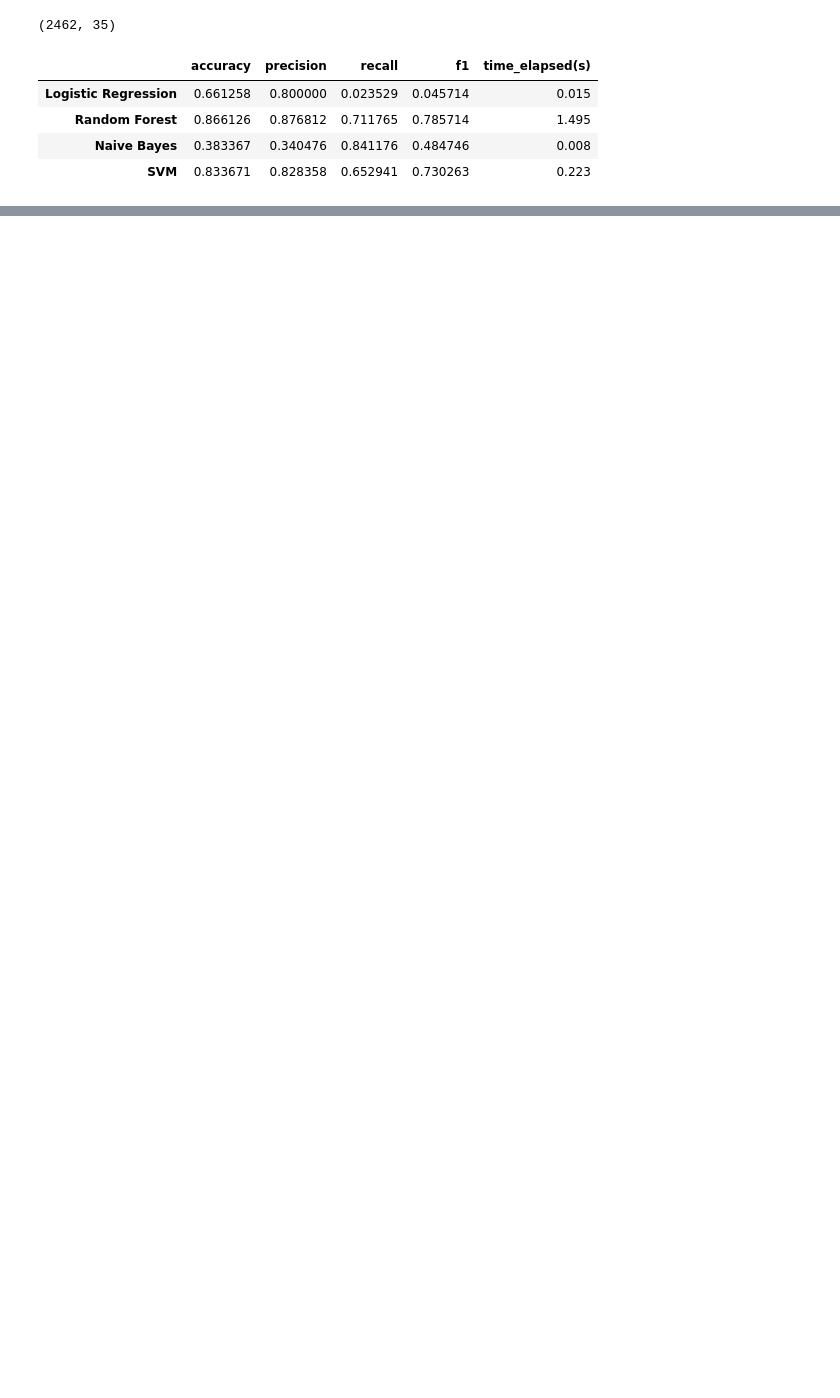
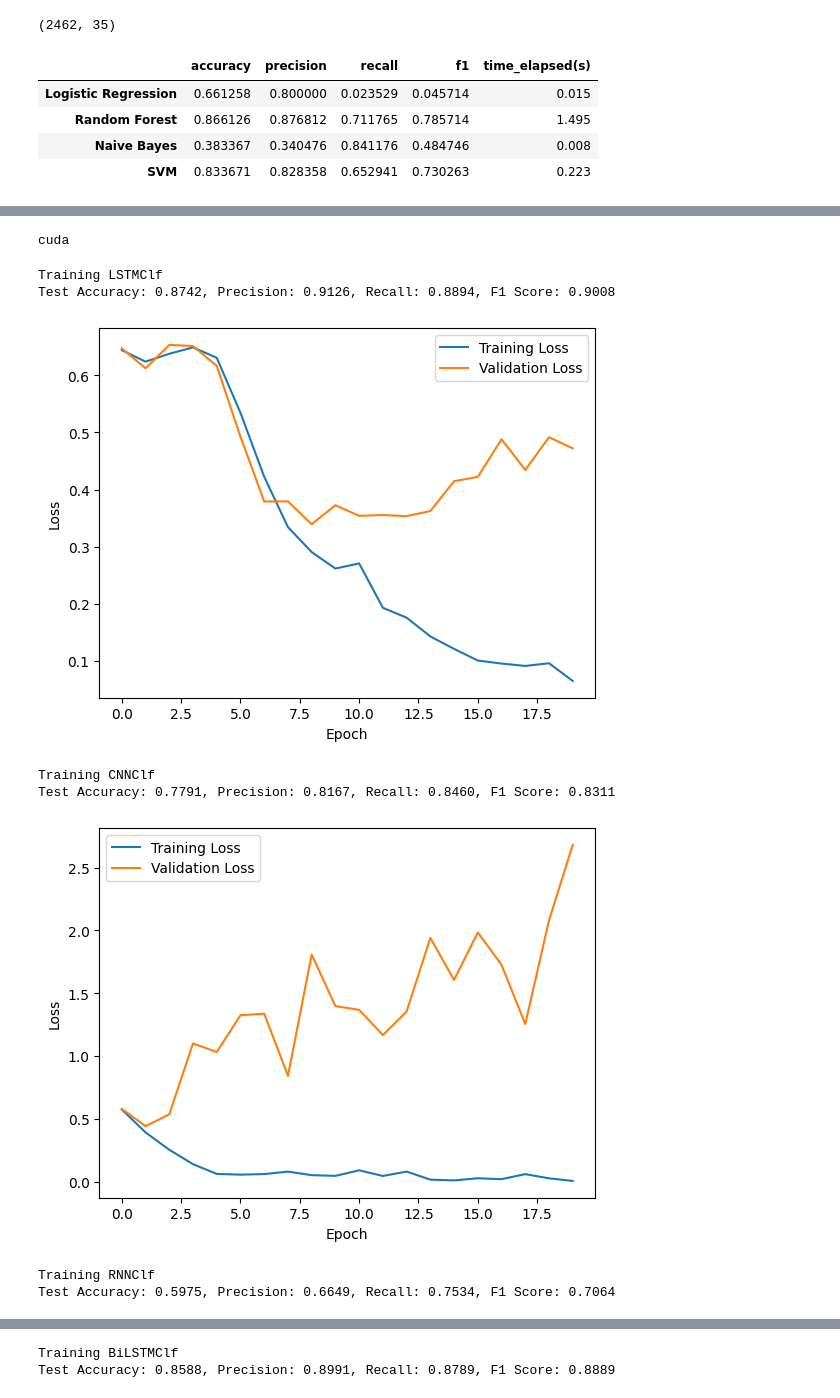
Before and after one commit to J-o-e-M/Social-Media-Mining-Project, a Jupyter notebook: main.ipynb, the cells around one changed output, grey strips where cells are left out. Drawn from its saved outputs; the diff is of its cells as text; code cells hidden in the pictures; blank space fills up the shorter version.

```diff
--- a/main.ipynb
+++ b/main.ipynb
@@ -687,14 +699,14 @@ metadata_matrix = preprocessing.StandardScaler().fit_transform(metadata_matrix)
 # %%
 X = df["avg_sentence_vector"].values.tolist()
 X = np.concatenate([X, metadata_matrix], axis=1)
-y = df["subreddit"].apply(lambda x: 1 if x == "climate_science" else 0)
+y = df["subreddit"].apply(lambda x: 0 if x == "climate_science" else 1)
 
 #delete rows with NaN values in X and y
 nan_indices = np.isnan(X).any(axis=1)
 X = X[~nan_indices]
 y = y[~nan_indices]
 
-X_train, X_test, y_train, y_test = train_test_split(X, y, test_size=0.2, random_state=42)
+X_train, X_test, y_train, y_test = train_test_split(X, y, test_size=0.2)
 
 metadata_results = {}
 
@@ -703,4 +715,5 @@ for classifier in classifiers:
     metadata_results[name] = train_and_test(model, X_train, X_test, y_train, y_test)
 
 metadata_results_df = pd.DataFrame(metadata_results).T
+metadata_results_df
 # %% [output]
@@ -707,0 +990,46 @@ ValueError: all the input array dimensions except for the concatenation axis mus
+# %%
+#hyperparameters
+input_size = 300
+hidden_size = 16
+num_layers = 2
+num_classes = 1
+learning_rate = 0.01
+num_epochs = 20
+device = torch.device('cuda' if torch.cuda.is_available() else 'cpu')
+print(device)
+criterion = torch.nn.BCEWithLogitsLoss()
+# %% [output]
+cuda
+# %%
+lstm_clf = LSTMClf(input_size, hidden_size, num_layers, num_classes, embedding_matrix, device).to(device)
+rnn_clf = RNNClf(input_size, hidden_size, num_layers, num_classes, embedding_matrix, device).to(device)
+cnn_clf = CNNClf(100, hidden_size, embedding_matrix).to(device)
+bi_lstm_clf = BiLSTMClf(input_size, hidden_size, num_layers, num_classes, embedding_matrix, device).to(device)
+
+#optimizer
+models = [lstm_clf, cnn_clf, rnn_clf, bi_lstm_clf]
+dl_results = {}
+for model in models:
+    optimizer = optim.Adam(model.parameters(), lr=learning_rate)
+    print(f"Training {model.__class__.__name__}")
+    train_losses, val_losses = train(train_loader, test_loader, criterion, optimizer, device, model, num_epochs)
+    accuracy, precision, recall, f1 = test(test_loader, model, device)
+    dl_results[model.__class__.__name__] = {"accuracy": accuracy, "precision": precision, "recall": recall, "f1": f1}
+    print("\n\n")
+    #plot the training and validation losses
+    plt.plot(train_losses, label="Training Loss")
+    plt.plot(val_losses, label="Validation Loss")
+    plt.xlabel("Epoch")
+    plt.ylabel("Loss")
+    plt.legend()
+
+    plt.show()
+# %% [output]
+Training LSTMClf
+Test Accuracy: 0.8742, Precision: 0.9126, Recall: 0.8894, F1 Score: 0.9008
+[figure, added]
+Training CNNClf
+Test Accuracy: 0.7791, Precision: 0.8167, Recall: 0.8460, F1 Score: 0.8311
+[figure, added]
+Training RNNClf
+Test Accuracy: 0.5975, Precision: 0.6649, Recall: 0.7534, F1 Score: 0.7064
@@ -707,0 +1037,2 @@ ValueError: all the input array dimensions except for the concatenation axis mus
+Training BiLSTMClf
+Test Accuracy: 0.8588, Precision: 0.8991, Recall: 0.8789, F1 Score: 0.8889
```
Also changed, not shown: parts of 19 cells of this notebook.
